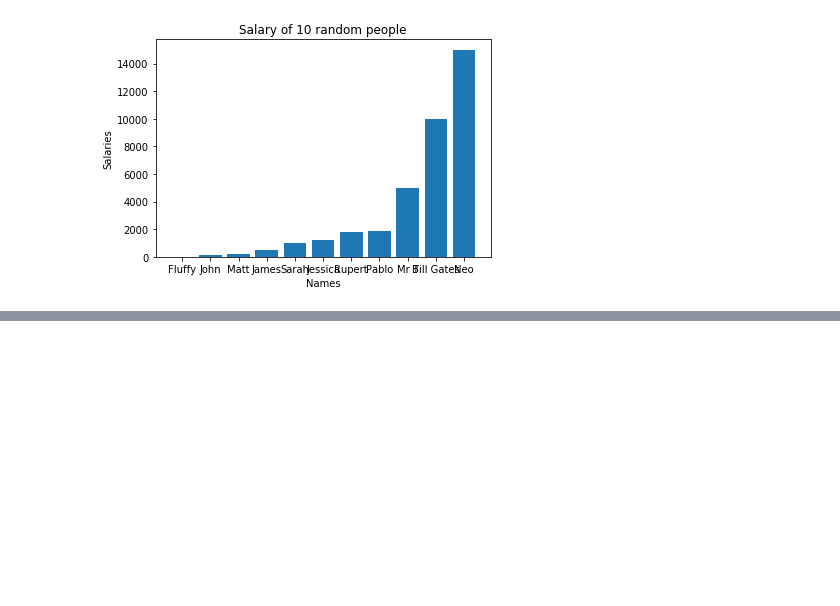
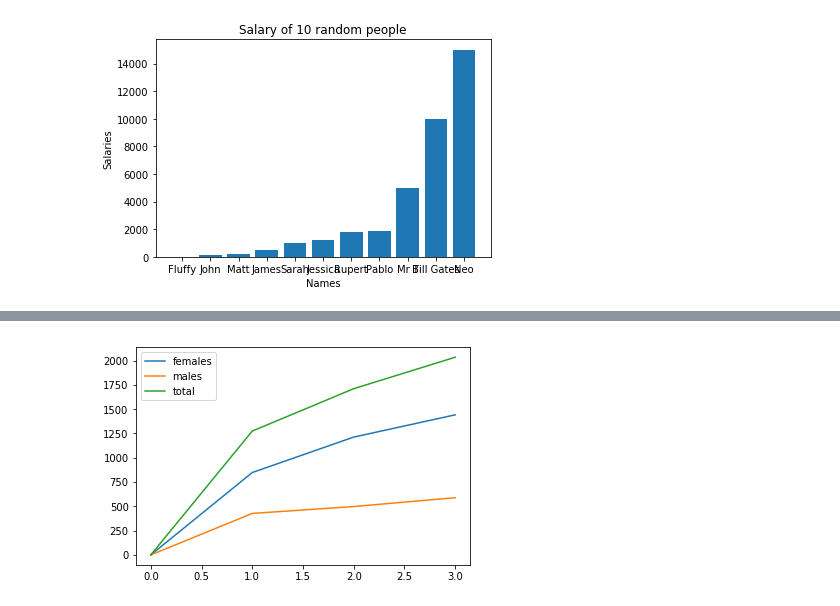
Before and after one commit to DevScience/Algoritms, a Jupyter notebook: Python's/Python 4 Scientists and Engineers/Python for Scientists and Engineers Shantu Tiwari.ipynb, the cells around one changed output, grey strips where cells are left out. Saved outputs shown, nothing was run; the diff lists cells and outputs as text; code cells hidden in the pictures; blank space fills up the shorter version.

```diff
--- a/Python's/Python 4 Scientists and Engineers/Python for Scientists and Engineers Shantu Tiwari.ipynb
+++ b/Python's/Python 4 Scientists and Engineers/Python for Scientists and Engineers Shantu Tiwari.ipynb
@@ -239,3 +239,15 @@ import struct
 import matplotlib.pyplot as plt
 # %%
 #...
+# %%
+import pandas as pd
+import numpy as np
+import matplotlib.pyplot as plt
+
+# Define the data
+data_gender = pd.DataFrame({'year' : pd.Categorical(["0","2002/03","2002/04","2002/05"]),
+                     'total' : np.array([0, 1275, 1711, 2035],dtype='int32'),
+                     'males' : np.array([0, 427, 498, 589],dtype='int32'),
+                     'females' : np.array([0, 848, 1213, 1442],dtype='int32'),
+                      })
+data_gender
@@ -241,0 +260,4 @@ import matplotlib.pyplot as plt
+# %%
+# Remove the N/A from the data
+data_gender.dropna(inplace = True)
+data_gender
@@ -241,0 +270,5 @@ import matplotlib.pyplot as plt
+# %%
+data_gender.plot()
+plt.show()
+# %% [output]
+[figure, added]
```
Also changed, not shown: parts of 39 cells of this notebook, 4 other files.
